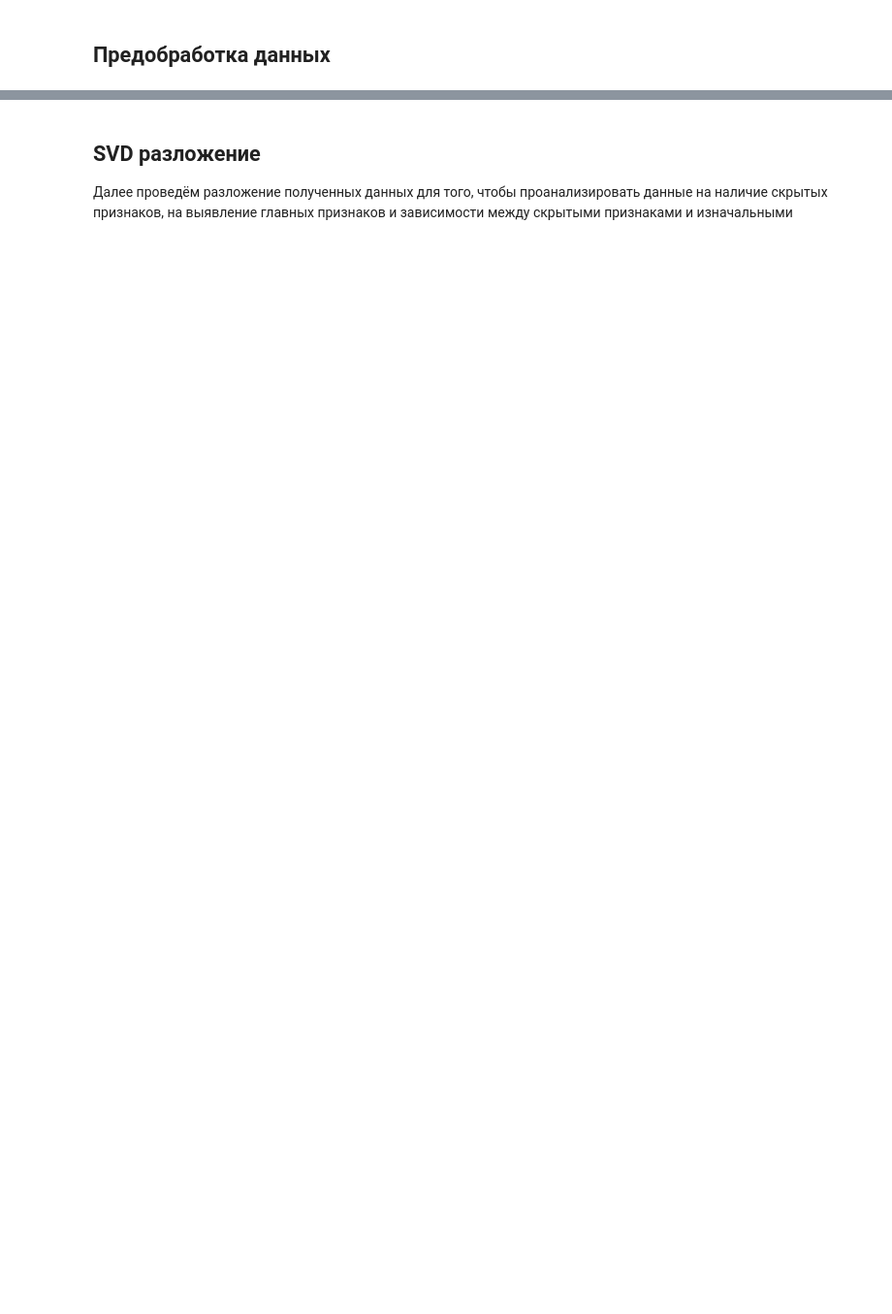
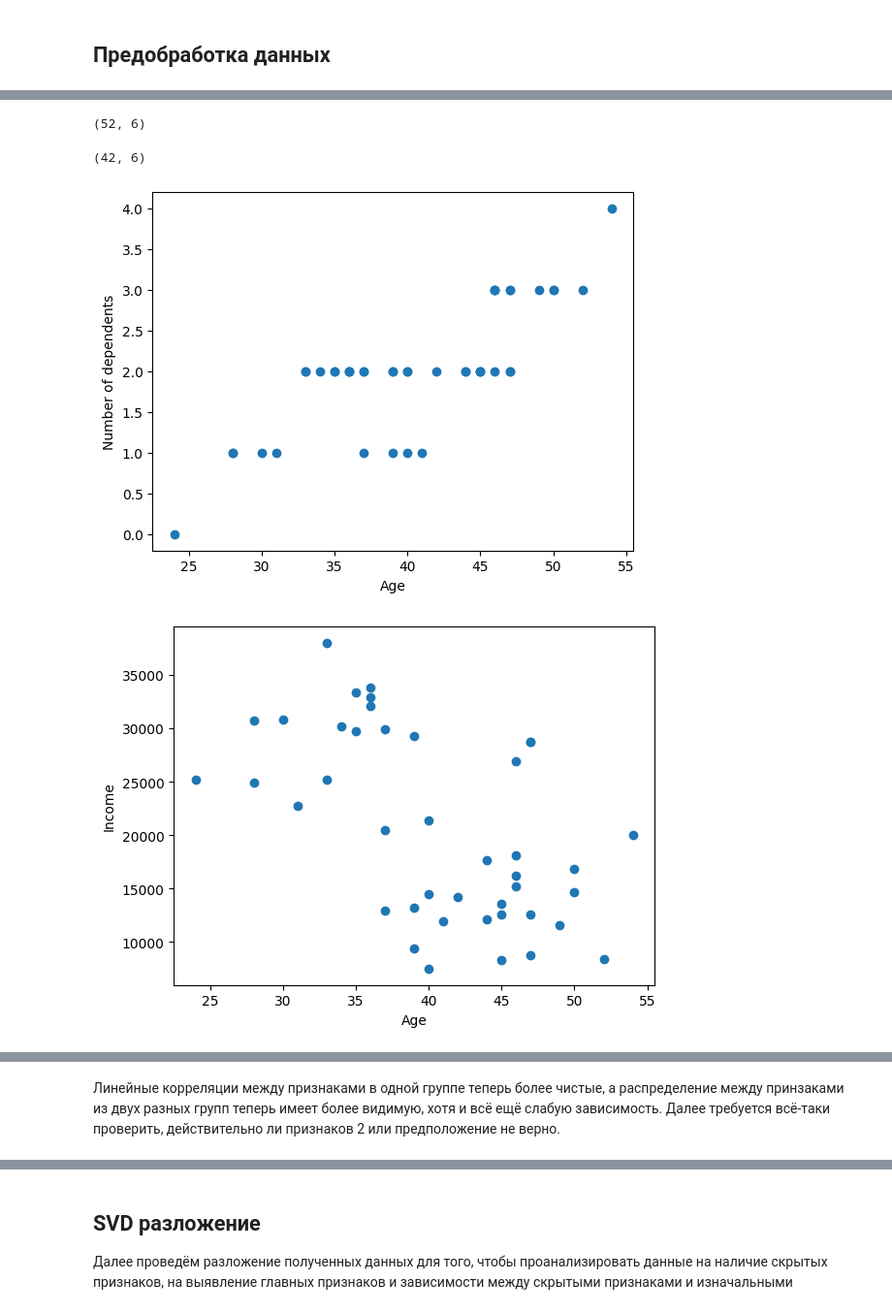
Before and after one commit to GrafVonTee/Kalyagin-Lab1, a Jupyter notebook: lab1.ipynb, the cells around one changed output, grey strips where cells are left out. Shown at 97% size. Cells and saved outputs as stored; diff of their text form; code cells hidden in the pictures; blank space fills up the shorter version.

```diff
--- a/lab1.ipynb
+++ b/lab1.ipynb
@@ -155,0 +165,5 @@ draw_corr_plots(df)
+# %%
+# Вот базовый класс заполнителя пропусков
+imputer = IterativeImputer(BayesianRidge(), max_iter=20, random_state=0)
+df_new = pd.DataFrame(imputer.fit_transform(df), columns=df.columns).map(lambda x: int(x))
+df_new
@@ -155,0 +207,23 @@ draw_corr_plots(df)
+# %%
+def mahal_outliers_mask(table: pd.DataFrame, cols, alpha=0.99):
+    X = table[cols]
+    mcd = MinCovDet(random_state=42).fit(X)
+    dist2 = mcd.mahalanobis(X) # тут уже получаем квадрат расстояния
+    thr = chi2.ppf(alpha, len(cols)) # хи2 ограничение
+    mask = pd.Series(True, index=df.index)
+    mask.loc[X.index] = dist2 <= thr # False -- выброс
+    return mask
+# %%
+df_new.shape
+# %% [output]
+(52, 6)
+# %%
+df_cleaned = df_new[mahal_outliers_mask(df_new, df_new.columns)].copy()
+df_cleaned.shape
+# %% [output]
+(42, 6)
+# %%
+draw_corr_plots(df_cleaned)
+# %% [output]
+[figure, added]
+[figure, added]
@@ -155,0 +239,2 @@ draw_corr_plots(df)
+# %% [markdown]
+Линейные корреляции между признаками в одной группе теперь более чистые, а распределение между принзаками из двух разных групп теперь имеет более видимую, хотя и всё ещё слабую зависимость. Далее требуется всё-таки проверить, действительно ли признаков 2 или предположение не верно.
```
Also changed, not shown: parts of 30 cells of this notebook.
